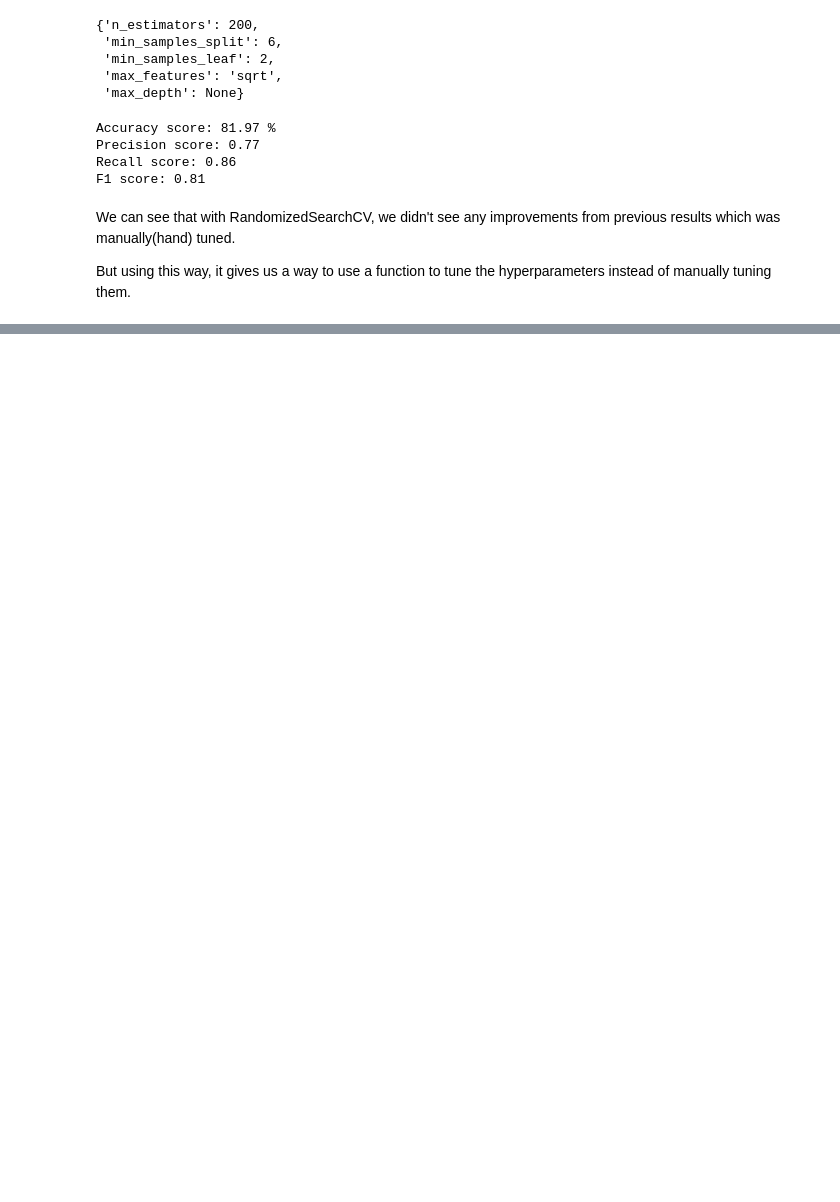
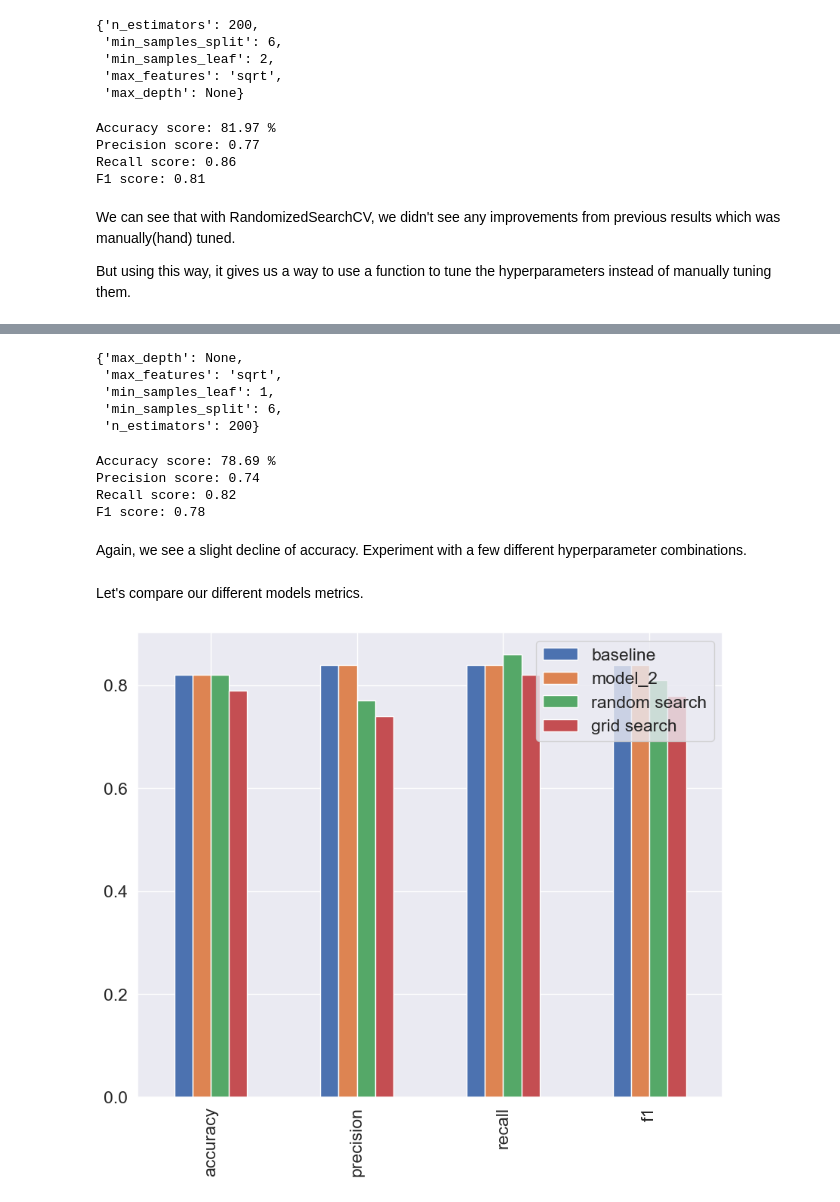
Before and after one commit to AHMAD-KHAIRI/ztm-ml-course, a Jupyter notebook: 05_scikit-learn/introduction-to-scikit-learn.ipynb, the cells around one changed output, grey strips where cells are left out. Drawn from its saved outputs; the diff is of its cells as text; code cells hidden in the pictures; blank space fills up the shorter version.

Commit message:
complete GridSearchCV and saving and loading models with pickle and joblib

```diff
--- a/05_scikit-learn/introduction-to-scikit-learn.ipynb
+++ b/05_scikit-learn/introduction-to-scikit-learn.ipynb
@@ -3113,0 +3129,9 @@ But using this way, it gives us a way to use a function to tune the hyperparamet
+# %%
+# reduce the training combinations of parameters
+grid_2 = {
+    "n_estimators": [100, 200, 500],
+    "max_depth": [None],
+    "max_features": ["auto", "sqrt"],
+    "min_samples_split": [6],
+    "min_samples_leaf": [1, 2]
+}
@@ -3113,0 +3143,20 @@ But using this way, it gives us a way to use a function to tune the hyperparamet
+# %%
+from sklearn.model_selection import GridSearchCV, train_test_split
+
+np.random.seed(42)
+
+X = heart_disease_shuffled.drop("target", axis=1)
+y = heart_disease_shuffled.target
+
+X_train, X_test, y_train, y_test = train_test_split(X, y, test_size=0.2)
+
+model = RandomForestClassifier(n_jobs=1)
+
+# Setup GridSearchCV
+gs_model = GridSearchCV(estimator=model,
+                        param_grid=grid_2,
+                        cv=5,
+                        verbose=2)
+
+# Fit the GridSearchCV version of model
+gs_model.fit(X_train, y_train)
@@ -3113,0 +3180,31 @@ But using this way, it gives us a way to use a function to tune the hyperparamet
+# %%
+gs_model.best_params_
+# %% [output]
+{'max_depth': None,
+ 'max_features': 'sqrt',
+ 'min_samples_leaf': 1,
+ 'min_samples_split': 6,
+ 'n_estimators': 200}
+# %%
+# evaluate our GridSearch classifier
+gs_y_preds = gs_model.predict(X_test)
+
+gs_metrics = evaluate_preds(y_test, gs_y_preds)
+# %% [output]
+Accuracy score: 78.69 %
+Precision score: 0.74
+Recall score: 0.82
+F1 score: 0.78
+# %% [markdown]
+Again, we see a slight decline of accuracy. Experiment with a few different hyperparameter combinations.
+# %% [markdown]
+Let's compare our different models metrics.
+# %%
+compare_metrics = pd.DataFrame({"baseline": baseline_metrics,
+                               "model_2": model_2_metrics,
+                               "random search": rs_metrics,
+                               "grid search": gs_metrics})
+
+compare_metrics.plot.bar(figsize=(10, 8));
+# %% [output]
+[figure, added]
```
Also changed, not shown: parts of 45 cells of this notebook, 4 other files.
